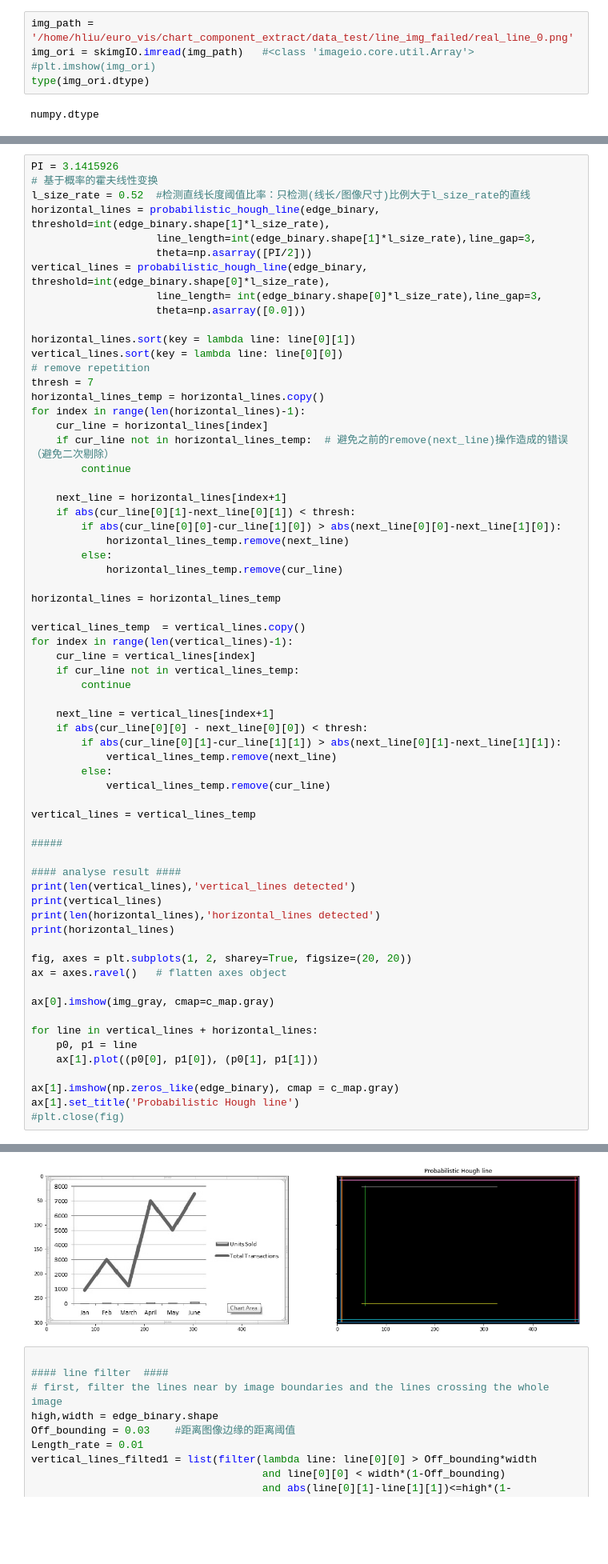
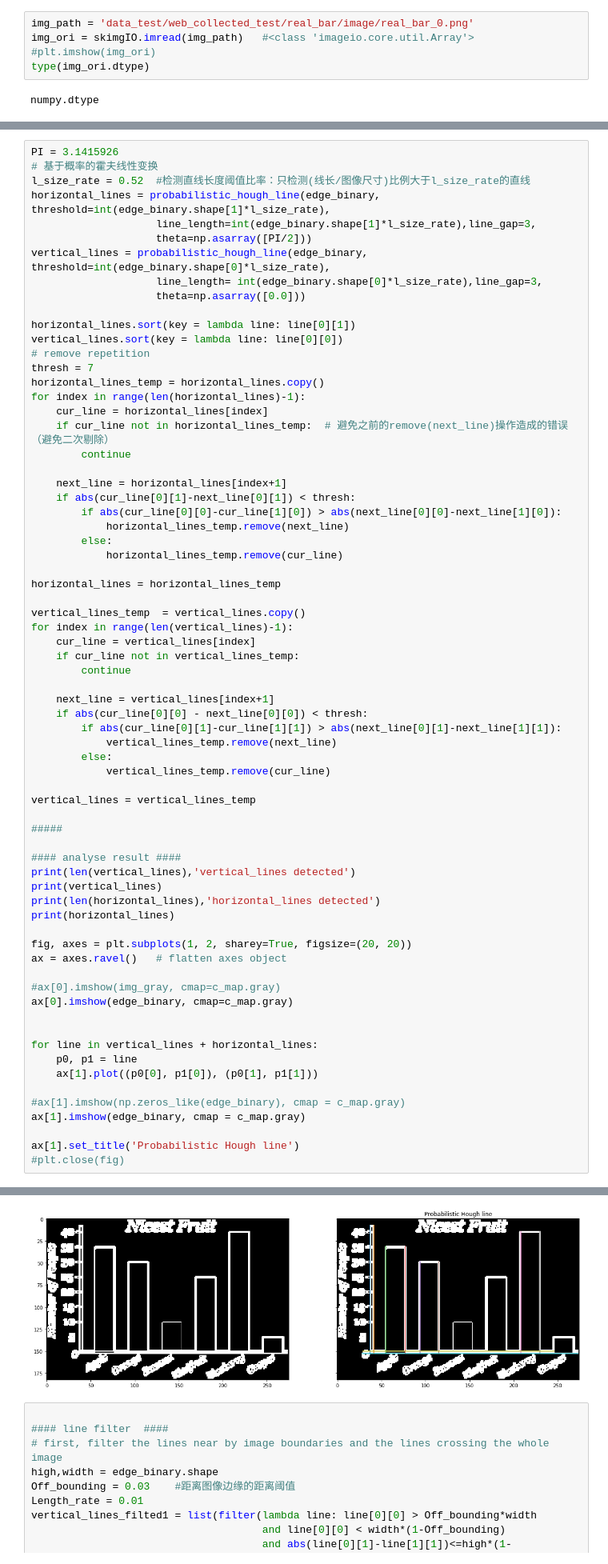
Before and after one commit to l-huan/chart-components-extract, a Jupyter notebook: axis_extr.ipynb, the cells around one changed output, grey strips where cells are left out. Shown: that part at 80% size. Cells and saved outputs as stored; diff of their text form; blank space fills up the shorter version.

Commit message:
text box detection by gray and edge

```diff
--- a/axis_extr.ipynb
+++ b/axis_extr.ipynb
@@ -14,7 +14,7 @@ from skimage.feature import canny, corner_harris, corner_peaks, corner_subpix, h
 from skimage.color import (rgb2gray, label2rgb)
 from skimage.measure import (label, regionprops)
 # %%
-img_path = '/home/hliu/euro_vis/chart_component_extract/data_test/line_img_failed/real_line_0.png'
+img_path = 'data_test/web_collected_test/real_bar/image/real_bar_0.png'
 img_ori = skimgIO.imread(img_path)   #<class 'imageio.core.util.Array'>
 #plt.imshow(img_ori)
 type(img_ori.dtype)
@@ -104,13 +104,17 @@ print(horizontal_lines)
 fig, axes = plt.subplots(1, 2, sharey=True, figsize=(20, 20))
 ax = axes.ravel()   # flatten axes object
 
-ax[0].imshow(img_gray, cmap=c_map.gray)
+#ax[0].imshow(img_gray, cmap=c_map.gray)
+ax[0].imshow(edge_binary, cmap=c_map.gray)
+
 
 for line in vertical_lines + horizontal_lines:
     p0, p1 = line
     ax[1].plot((p0[0], p1[0]), (p0[1], p1[1]))
 
-ax[1].imshow(np.zeros_like(edge_binary), cmap = c_map.gray)
+#ax[1].imshow(np.zeros_like(edge_binary), cmap = c_map.gray)
+ax[1].imshow(edge_binary, cmap = c_map.gray)
+
 ax[1].set_title('Probabilistic Hough line')
 #plt.close(fig)
 # %% [output]
@@ -121,5 +125,5 @@ ax[1].set_title('Probabilistic Hough line')
 Text(0.5, 1.0, 'Probabilistic Hough line')
-[figure, old version]
+[figure, new version]
 # %%
 
 #### line filter  ####
```
Also changed, not shown: parts of 4 cells of this notebook, 5 other files.
